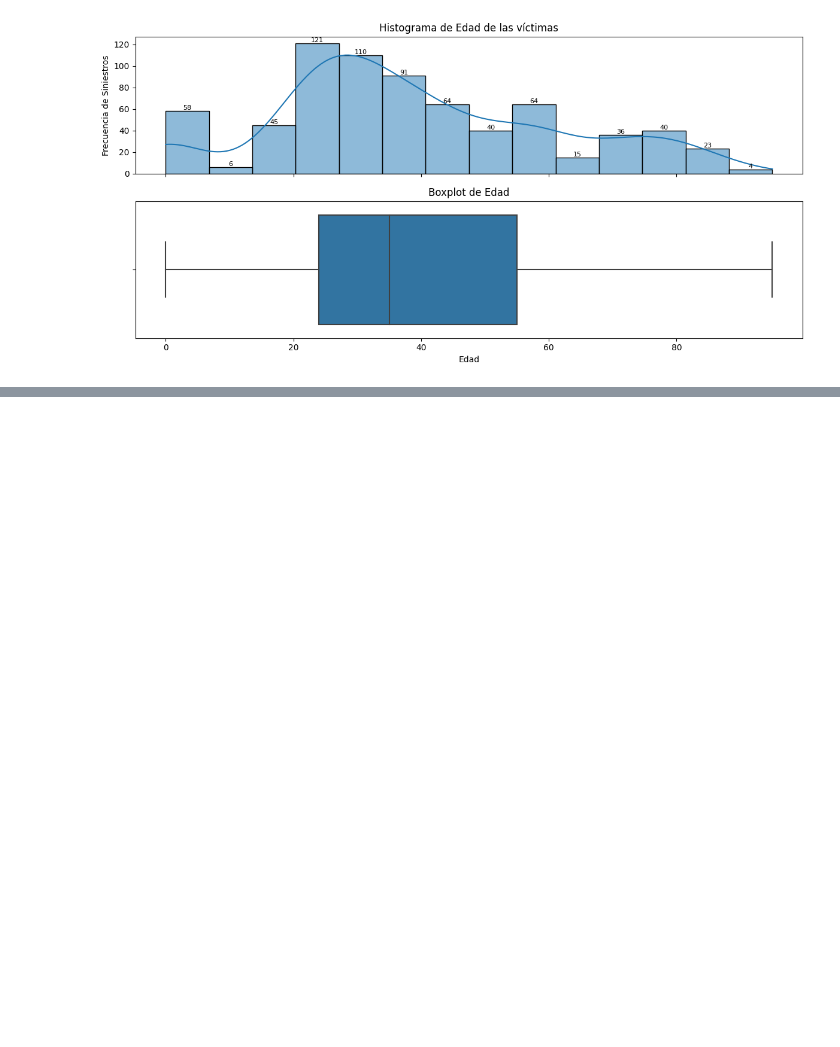
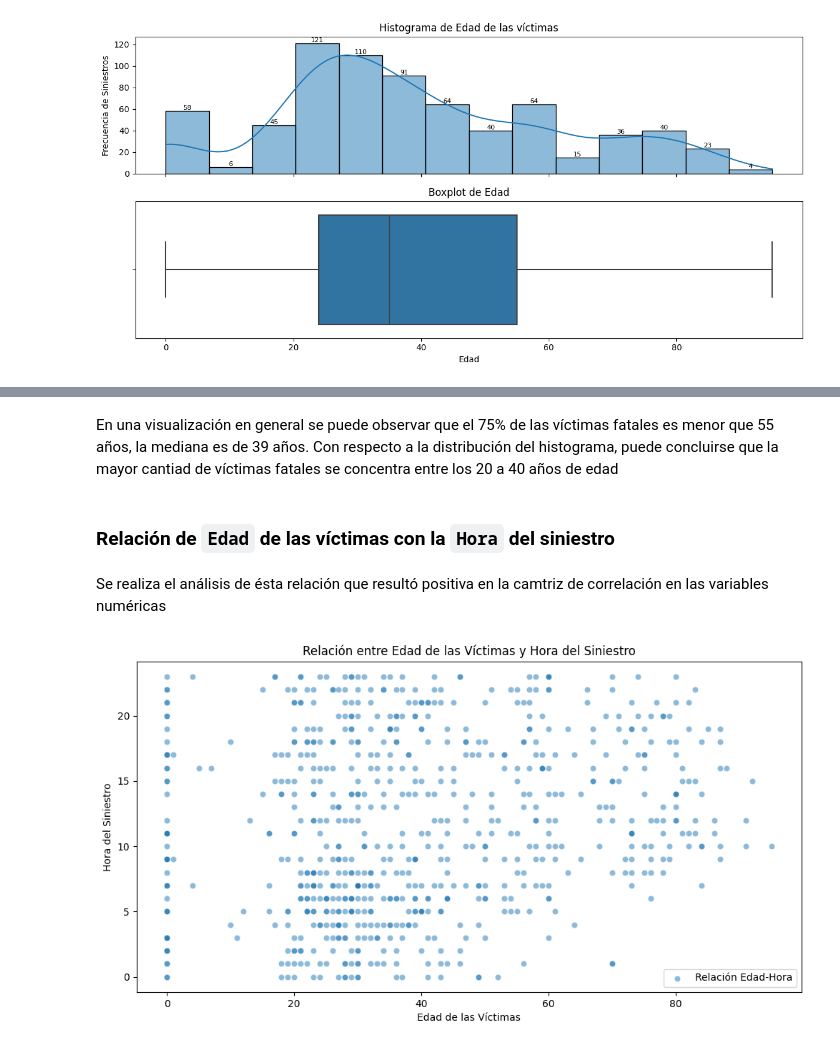
Before and after one commit to JimeFioni/PI-02-Siniestros-Viales, a Jupyter notebook: EDA.ipynb, the cells around one changed output, grey strips where cells are left out. Drawn from its saved outputs; the diff is of its cells as text; code cells hidden in the pictures; blank space fills up the shorter version.

Commit message:
relacion edad

```diff
--- a/EDA.ipynb
+++ b/EDA.ipynb
@@ -353,0 +367,29 @@ plt.show()
+# %% [markdown]
+En una visualización en general se puede observar que el 75% de las víctimas fatales es menor que 55 años, la mediana es de 39 años.
+Con respecto a la distribución del histograma, puede concluirse que la mayor cantiad de víctimas fatales se concentra entre los 20 a 40 años de edad
+# %% [markdown]
+### Relación de `Edad` de las víctimas con la `Hora` del siniestro
+# %% [markdown]
+Se realiza el análisis de ésta relación que resultó positiva en la camtriz de correlación en las variables numéricas
+# %%
+#Agrupa los datos en cantidad de victimas por edad y horas
+data = df.groupby(['Edad', "Hora"])['Num víctimas'].sum().reset_index()
+data["Edad"]=data["Edad"].astype("Int64")
+data["Hora"]=data["Hora"].astype("Int64")
+
+
+
+# Crear un gráfico de dispersión para la relación entre edad y hora
+plt.figure(figsize=(12, 6))
+
+sns.scatterplot(data=df, x='Edad', y='Hora', alpha=0.5, label='Relación Edad-Hora')
+plt.xlabel('Edad de las Víctimas')
+plt.ylabel('Hora del Siniestro')
+plt.title('Relación entre Edad de las Víctimas y Hora del Siniestro')
+
+# Agregar una leyenda
+plt.legend(loc='best')
+# Mostrar el gráfico
+plt.show()
+# %% [output]
+[figure, added]
```
Also changed, not shown: parts of 3 cells of this notebook.
